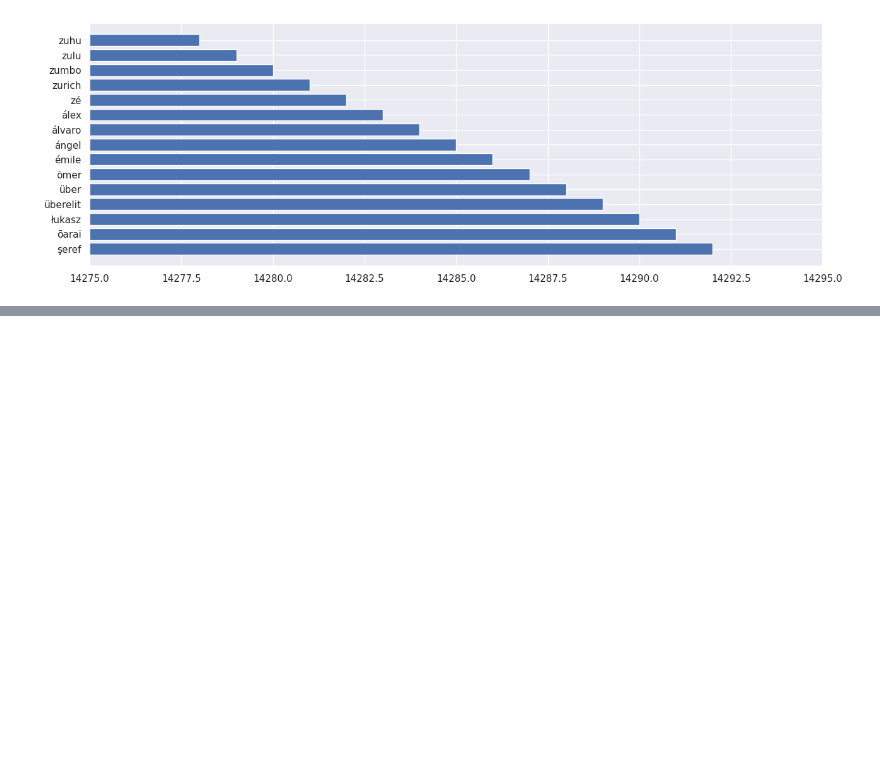
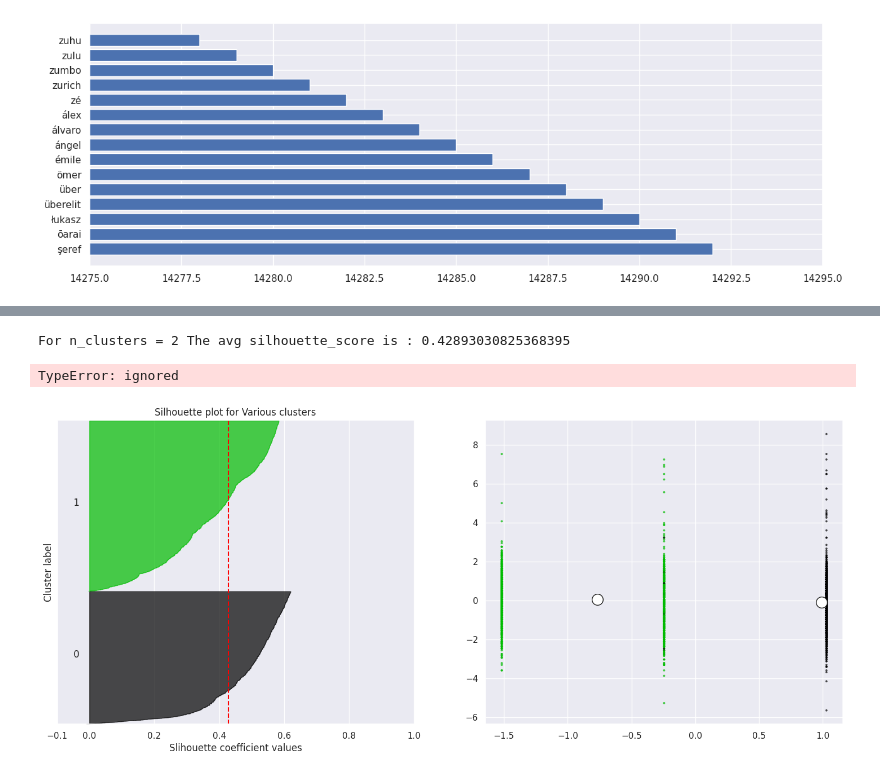
Before and after one commit to pratikjori20/Netflix-movies-TV-Shows-Clustring-ML-unsupervised, a Jupyter notebook: individual_notebook_capstone_4.ipynb, the cells around one changed output, grey strips where cells are left out. Saved outputs shown, nothing was run; the diff lists cells and outputs as text; code cells hidden in the pictures; blank space fills up the shorter version.

```diff
--- a/individual_notebook_capstone_4.ipynb
+++ b/individual_notebook_capstone_4.ipynb
@@ -495,0 +505,3 @@ Index(['show_id', 'type', 'title', 'director', 'cast', 'country', 'date_added',
+# %%
+df_copy['no_category'] = no_category
+df_copy[['listed_in', 'no_category']].head()
@@ -666,0 +839,3 @@ plt.show()
+# %%
+feature = df_copy[['no_category', 'length(desc)', 'length(list)']]
+scaler = preprocessing.StandardScaler()
@@ -666,0 +854,14 @@ plt.show()
+# %%
+x_scale = scaler.fit_transform(feature)
+X = x_scale
+silhouette_score_ = []
+range_cluster = [i for i in range(2,18)]
+# %%
+for clusters in range_cluster:
+  Kmean_cluster = KMeans(n_clusters = clusters)
+  pred = Kmean_cluster.fit_predict(X)
+  center = Kmean_cluster.cluster_centers_
+
+  score = silhouette_score(X, pred)
+  silhouette_score_.append([int(clusters), round(score, 3)])
+  print('For n_clusters = {}, silhouette score {}'. format(clusters, score))
@@ -666,0 +896,60 @@ plt.show()
+# %%
+range_cluster = [i for i in range(2,18)]
+
+for clusters in range_cluster:
+  fig, (ax1, ax2) = plt.subplots(1,2)
+  fig.set_size_inches(18,7)
+
+  ax1.set_xlim([-0.1, 1])
+  ax1.set_ylim([0, len(X)+(clusters+1)*10])
+
+  Kmean_cluster = KMeans(n_clusters=clusters, random_state=10)
+  clust_labels = Kmean_cluster.fit_predict(X)
+
+  silhouette_avg = silhouette_score(X, clust_labels)
+  print('For n_clusters =', clusters, 'The avg silhouette_score is :', silhouette_avg)
+
+  sample_silhouette_values = silhouette_samples(X, clust_labels)
+
+  y_lower = 10
+  for i in range(clusters):
+    ith_cluster_silhouette_values = sample_silhouette_values[clust_labels == i]
+
+    ith_cluster_silhouette_values.sort()
+
+    size_clust_i = ith_cluster_silhouette_values.shape[0]
+    y_upper = y_lower + size_clust_i
+
+    color = cm.nipy_spectral(float(i)/clusters)
+    ax1.fill_betweenx(np.arange(y_lower, y_upper), 0, ith_cluster_silhouette_values, facecolor=color, edgecolor=color, alpha=0.7)
+
+    ax1.text(-0.05, y_lower + 0.5 * size_clust_i, str(i))
+    y_lower = y_upper + 10
+
+  ax1.set_title('Silhouette plot for Various clusters')
+  ax1.set_xlabel('Slihouette coefficient values')
+  ax1.set_ylabel('Cluster label')
+
+  ax1.axvline(x=silhouette_avg, color='red', linestyle='--')
+  ax1.set_xticks([-0.1, 0, 0.2, 0.4, 0.6, 0.8, 1])
+  ax1.set_yticks([])
+
+  color = cm.nipy_spectral(clust_labels.astype(float)/clusters)
+  ax2.scatter(X[:, 0], X[:, 1], marker='.', s=30, lw=0, alpha=0.7, c=color, edgecolor='k')
+
+  center = Kmean_cluster.cluster_centers_
+  ax2.scatter(center[:, 0], center[:, 1], marker='o', c='white', alpha=1, s=200, edgecolor='k')
+
+  for i, c in enumerate(center):
+      ax2.scatter(c[0], c[1], marker='' % i, alpha=1, s=50, edgecolor='k')
+
+  ax2.set_title('The visualization of Cluster')
+  ax2.set_xlabel('Feature space for 1st feature')
+  ax2.set_ylabel('Feature space for 2nd feature')
+  plt.suptitle(('Slihouette analysis for Kmean clustering''with clusters = %d' % clusters), fontsize=12, fontweight='bold')
+
+plt.show()
+# %% [output]
+For n_clusters = 2 The avg silhouette_score is : 0.42893030825368395
+TypeError: ignored
+[figure, added]
```
Also changed, not shown: parts of 43 cells of this notebook.
